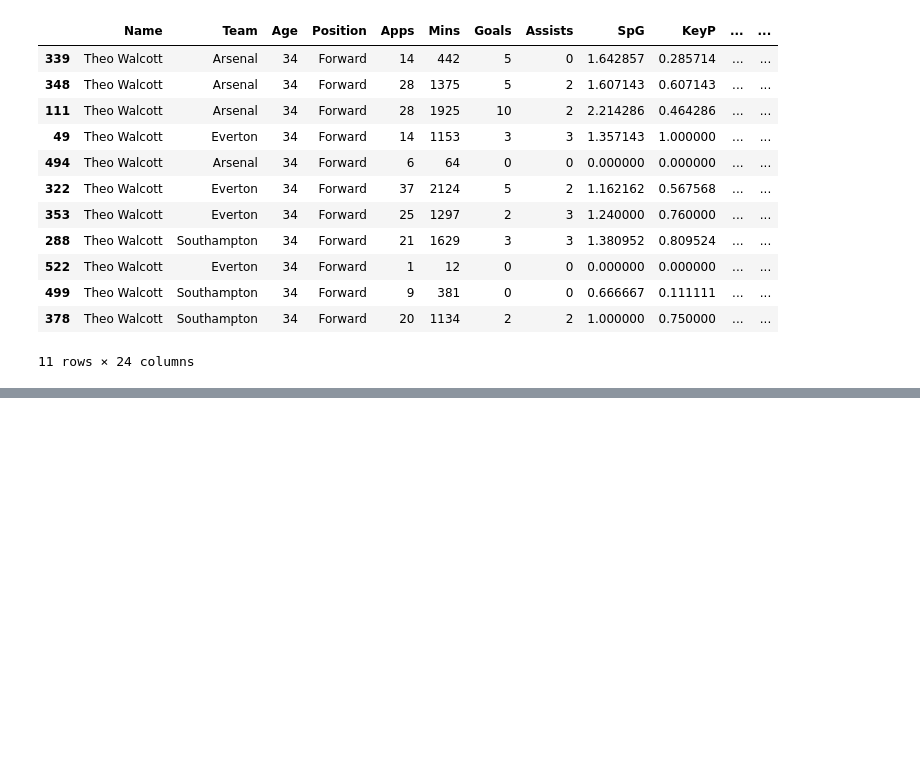
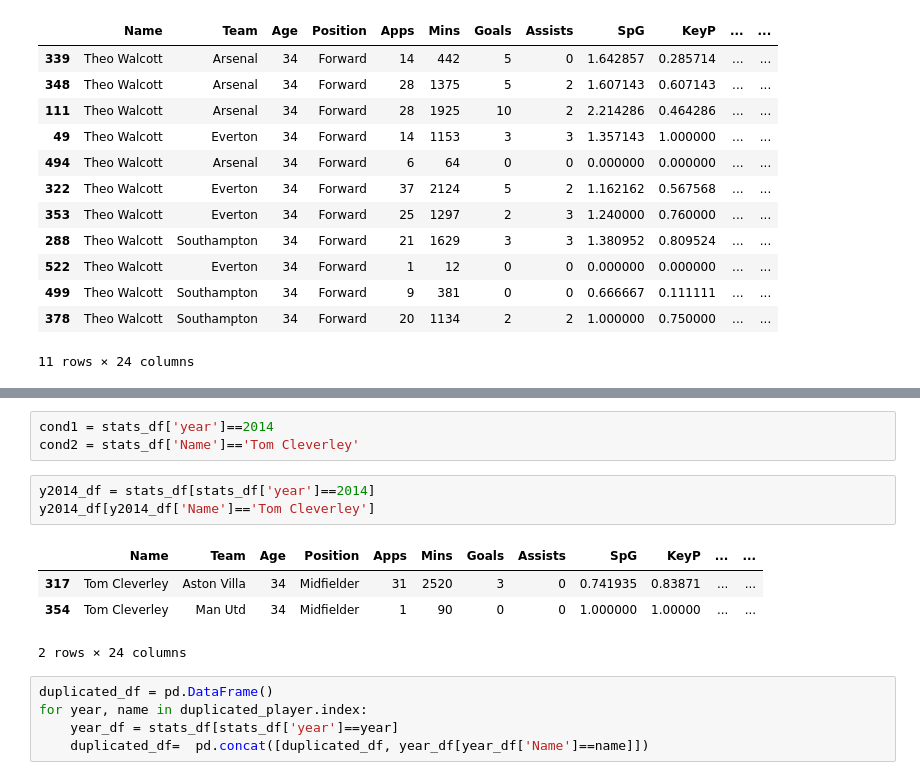
Before and after one commit to sajacaros/eda_champions, a Jupyter notebook: eda/1xbet.ipynb, the cells around one changed output, grey strips where cells are left out. Saved outputs shown, nothing was run; the diff lists cells and outputs as text; blank space fills up the shorter version.

```diff
--- a/eda/1xbet.ipynb
+++ b/eda/1xbet.ipynb
@@ -145,3 +146,19 @@ year  Name
       Leander Dendoncker    2
       Wesley Fofana         2
 Name: count, Length: 104, dtype: int64
+# %%
+cond1 = stats_df['year']==2014
+cond2 = stats_df['Name']=='Tom Cleverley'
+# %%
+y2014_df = stats_df[stats_df['year']==2014]
+y2014_df[y2014_df['Name']=='Tom Cleverley']
+# %% [output]
+|  | Name | Team | Age | Position | Apps | Mins | Goals | Assists | SpG | KeyP | ... | ... |
+| 317 | Tom Cleverley | Aston Villa | 34 | Midfielder | 31 | 2520 | 3 | 0 | 0.741935 | 0.83871 | ... | ... |
+| 354 | Tom Cleverley | Man Utd | 34 | Midfielder | 1 | 90 | 0 | 0 | 1.000000 | 1.00000 | ... | ... |
+2 rows × 24 columns
+# %%
+duplicated_df = pd.DataFrame()
+for year, name in duplicated_player.index:
+    year_df = stats_df[stats_df['year']==year]
+    duplicated_df=  pd.concat([duplicated_df, year_df[year_df['Name']==name]])
```
Also changed, not shown: parts of 2 cells of this notebook.
